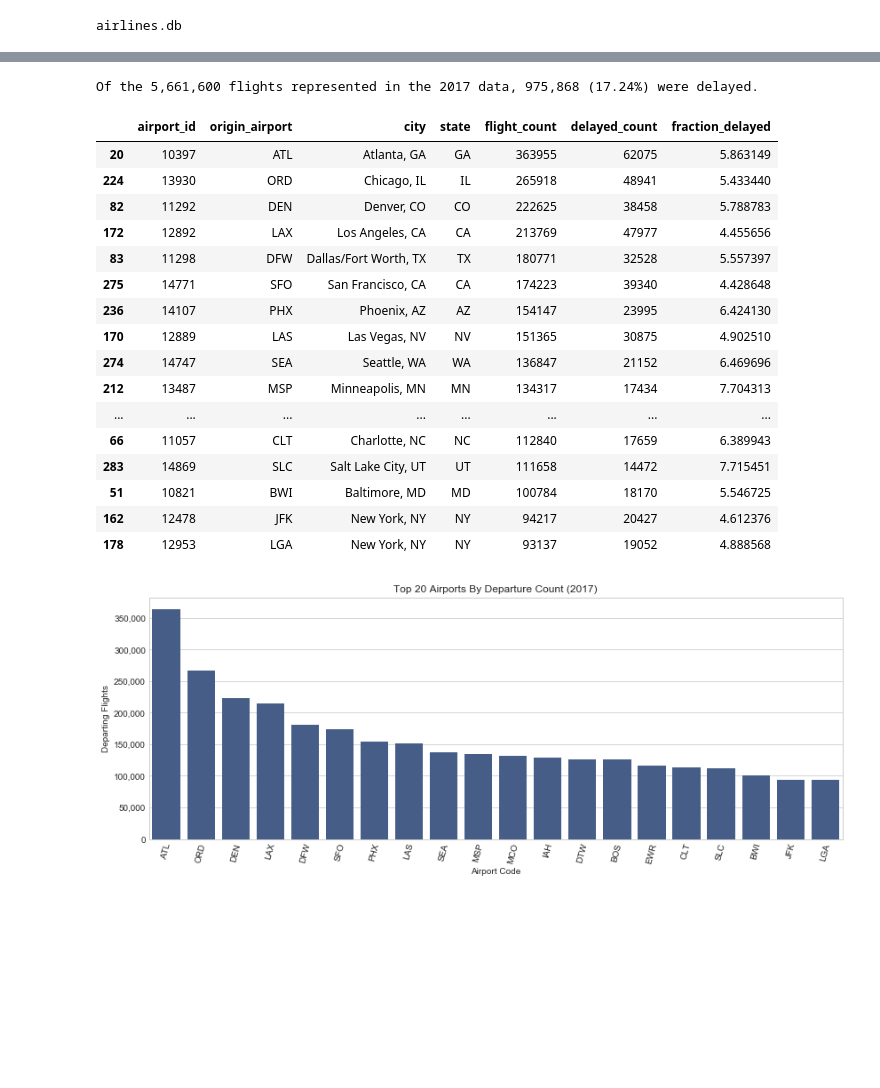
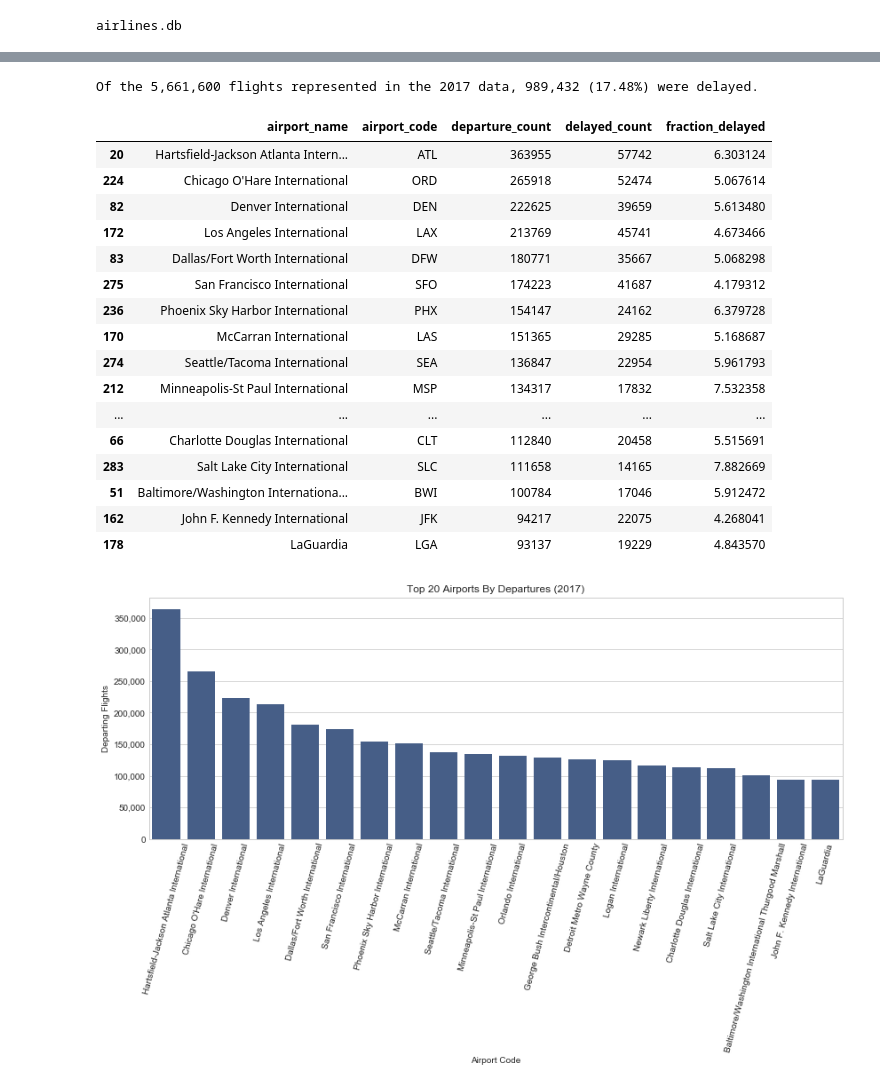
Before and after one commit to aviationweather/airport-delays, a Jupyter notebook: notebooks/eda/comparing-airports-annual-volumes-and-delays.ipynb, the cells around one changed output, grey strips where cells are left out. Cells and saved outputs as stored; diff of their text form; code cells hidden in the pictures; blank space fills up the shorter version.

Commit message:
update query for display name

```diff
--- a/notebooks/eda/comparing-airports-annual-volumes-and-delays.ipynb
+++ b/notebooks/eda/comparing-airports-annual-volumes-and-delays.ipynb
@@ -32,42 +32,42 @@ sqlite:///../../data/processed/airlines.db
 # %%
-total = sum(flights_2017['flight_count'])
+total = sum(flights_2017['departure_count'])
 delayed = sum(flights_2017['delayed_count'])
 fraction_delayed = round(delayed / total * 100, 2)
 
 print(f"Of the {total:,} flights represented in the 2017 data, {delayed:,} ({fraction_delayed}%) were delayed.")
 # %% [output]
-Of the 5,661,600 flights represented in the 2017 data, 975,868 (17.24%) were delayed.
+Of the 5,661,600 flights represented in the 2017 data, 989,432 (17.48%) were delayed.
 # %%
-flights_2017['fraction_delayed'] = flights_2017['flight_count'] / flights_2017['delayed_count']
-busiest_2017 = flights_2017.sort_values(by='flight_count', ascending=False).head(20)
+flights_2017['fraction_delayed'] = flights_2017['departure_count'] / flights_2017['delayed_count']
+busiest_2017 = flights_2017.sort_values(by='departure_count', ascending=False).head(20)
 busiest_2017
 # %% [output]
-|  | airport_id | origin_airport | city | state | flight_count | delayed_count | fraction_delayed |
-| 20 | 10397 | ATL | Atlanta, GA | GA | 363955 | 62075 | 5.863149 |
-| 224 | 13930 | ORD | Chicago, IL | IL | 265918 | 48941 | 5.433440 |
-| 82 | 11292 | DEN | Denver, CO | CO | 222625 | 38458 | 5.788783 |
-| 172 | 12892 | LAX | Los Angeles, CA | CA | 213769 | 47977 | 4.455656 |
-| 83 | 11298 | DFW | Dallas/Fort Worth, TX | TX | 180771 | 32528 | 5.557397 |
-| 275 | 14771 | SFO | San Francisco, CA | CA | 174223 | 39340 | 4.428648 |
-| 236 | 14107 | PHX | Phoenix, AZ | AZ | 154147 | 23995 | 6.424130 |
-| 170 | 12889 | LAS | Las Vegas, NV | NV | 151365 | 30875 | 4.902510 |
-| 274 | 14747 | SEA | Seattle, WA | WA | 136847 | 21152 | 6.469696 |
-| 212 | 13487 | MSP | Minneapolis, MN | MN | 134317 | 17434 | 7.704313 |
-| ... | ... | ... | ... | ... | ... | ... | ... |
-| 66 | 11057 | CLT | Charlotte, NC | NC | 112840 | 17659 | 6.389943 |
-| 283 | 14869 | SLC | Salt Lake City, UT | UT | 111658 | 14472 | 7.715451 |
-| 51 | 10821 | BWI | Baltimore, MD | MD | 100784 | 18170 | 5.546725 |
-| 162 | 12478 | JFK | New York, NY | NY | 94217 | 20427 | 4.612376 |
-| 178 | 12953 | LGA | New York, NY | NY | 93137 | 19052 | 4.888568 |
+|  | airport_name | airport_code | departure_count | delayed_count | fraction_delayed |
+| 20 | Hartsfield-Jackson Atlanta Intern... | ATL | 363955 | 57742 | 6.303124 |
+| 224 | Chicago O'Hare International | ORD | 265918 | 52474 | 5.067614 |
+| 82 | Denver International | DEN | 222625 | 39659 | 5.613480 |
+| 172 | Los Angeles International | LAX | 213769 | 45741 | 4.673466 |
+| 83 | Dallas/Fort Worth International | DFW | 180771 | 35667 | 5.068298 |
+| 275 | San Francisco International | SFO | 174223 | 41687 | 4.179312 |
+| 236 | Phoenix Sky Harbor International | PHX | 154147 | 24162 | 6.379728 |
+| 170 | McCarran International | LAS | 151365 | 29285 | 5.168687 |
+| 274 | Seattle/Tacoma International | SEA | 136847 | 22954 | 5.961793 |
+| 212 | Minneapolis-St Paul International | MSP | 134317 | 17832 | 7.532358 |
+| ... | ... | ... | ... | ... | ... |
+| 66 | Charlotte Douglas International | CLT | 112840 | 20458 | 5.515691 |
+| 283 | Salt Lake City International | SLC | 111658 | 14165 | 7.882669 |
+| 51 | Baltimore/Washington Internationa... | BWI | 100784 | 17046 | 5.912472 |
+| 162 | John F. Kennedy International | JFK | 94217 | 22075 | 4.268041 |
+| 178 | LaGuardia | LGA | 93137 | 19229 | 4.843570 |
 # %%
 a4_dims = (14, 5)
 fig, ax = plt.subplots(figsize=a4_dims)
-_ = sns.barplot(data=busiest_2017, x='origin_airport', y='flight_count', ax=ax, color='#3b5b92')
+_ = sns.barplot(data=busiest_2017, x='airport_name', y='departure_count', ax=ax, color='#3b5b92')
 ax.get_yaxis().set_major_formatter(plt.FuncFormatter(lambda x, loc: "{:,}".format(int(x))))
 _ = plt.xlabel('Airport Code')
-_ = plt.xticks(rotation=75)
+_ = plt.xticks(rotation=90)
 _ = plt.ylabel('Departing Flights')
-_ = plt.title(f'Top {len(busiest_2017)} Airports By Departure Count (2017)')
+_ = plt.title(f'Top {len(busiest_2017)} Airports By Departures (2017)')
 plt.show()
 # %% [output]
-[figure, old version]
+[figure, new version]
```
Also changed, not shown: parts of 2 cells of this notebook, 1 other file.
